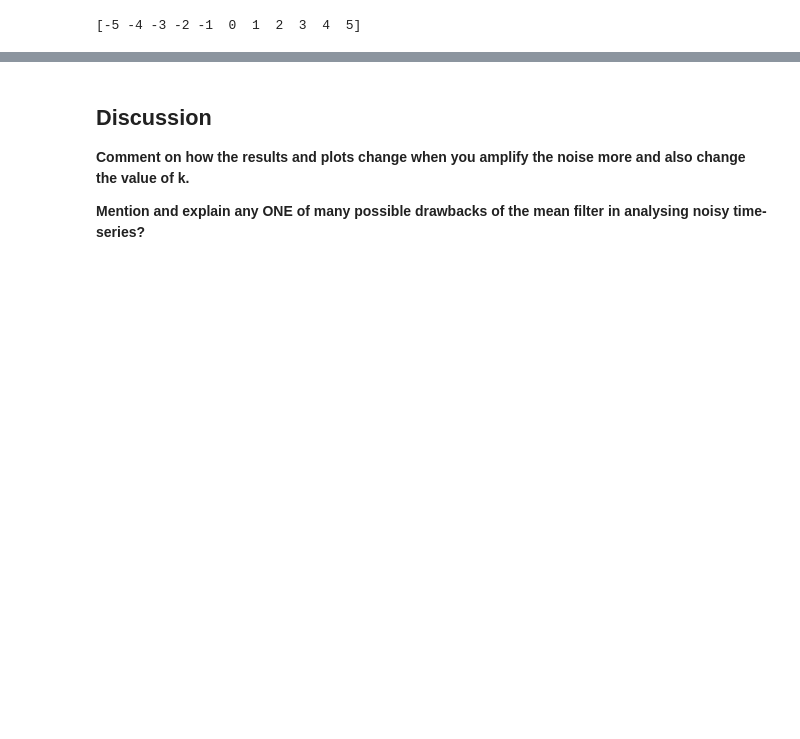
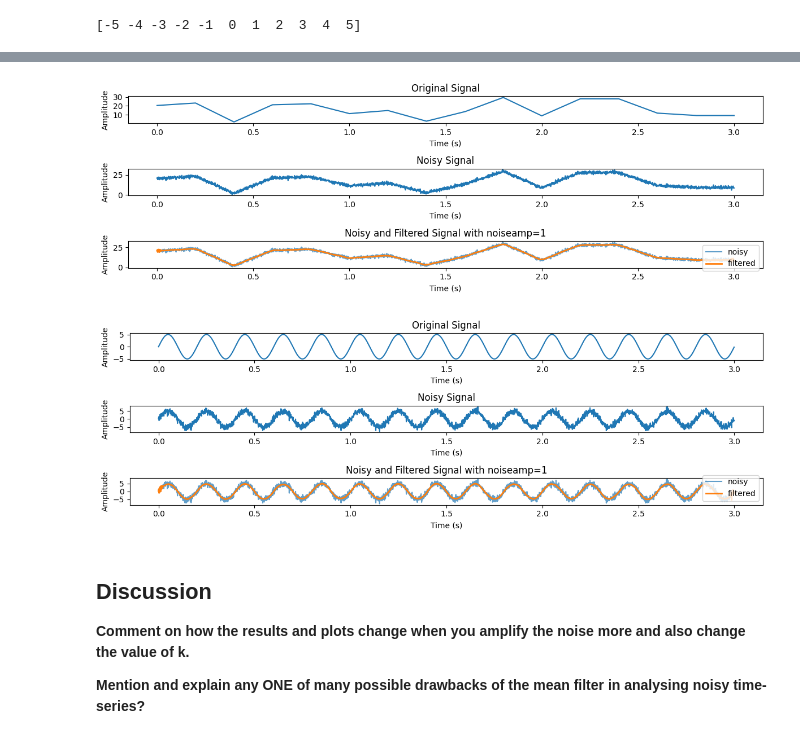
Before and after one commit to Felix-Jr056/TECHIN513A, a Jupyter notebook: Lab2/Lab2.ipynb, the cells around one changed output, grey strips where cells are left out. Cells and saved outputs as stored; diff of their text form; code cells hidden in the pictures; blank space fills up the shorter version.

```diff
--- a/Lab2/Lab2.ipynb
+++ b/Lab2/Lab2.ipynb
@@ -191,6 +191,6 @@ print("The time window size used was ", windowsize, "ms")
 # %%
-# Plot results for base signal 1
-fig1, axes1 = plt.subplots(3, 1, figsize=(12, 8))
+# Signal 1
+fig1, axes1 = plt.subplots(3, 1, figsize=(12, 4))
 
 # Original signal
 axes1[0].plot(time, base1)
@@ -211,35 +211,38 @@ axes1[2].set_title(f'Noisy and Filtered Signal with noiseamp={noiseamp}')
 axes1[2].set_xlabel('Time (s)')
 axes1[2].set_ylabel('Amplitude')
 axes1[2].legend()
 
 plt.tight_layout()
 plt.show()
 
-# Plot results for base signal 2
-fig2, axes2 = plt.subplots(3, 1, figsize=(12, 8))
+# Signal 2
+fig2, axes2 = plt.subplots(3, 1, figsize=(12, 4))
 
 # Original signal
 axes2[0].plot(time, base2)
 axes2[0].set_title('Original Signal')
 axes2[0].set_xlabel('Time (s)')
 axes2[0].set_ylabel('Amplitude')
 
 # Noisy signal
 axes2[1].plot(time, signal2)
 axes2[1].set_title('Noisy Signal')
 axes2[1].set_xlabel('Time (s)')
 axes2[1].set_ylabel('Amplitude')
 
 # Filtered signal overlaid on noisy signal
 axes2[2].plot(time, signal2, label='noisy', alpha=0.7)
 axes2[2].plot(time, filtsig2, label='filtered', linewidth=2)
 axes2[2].set_title(f'Noisy and Filtered Signal with noiseamp={noiseamp}')
 axes2[2].set_xlabel('Time (s)')
 axes2[2].set_ylabel('Amplitude')
 axes2[2].legend()
 
 plt.tight_layout()
 plt.show()
+# %% [output]
+[figure, added]
+[figure, added]
 # %% [markdown]
 ## Discussion
 
```
Also changed, not shown: parts of 8 cells of this notebook, 2 other files.
